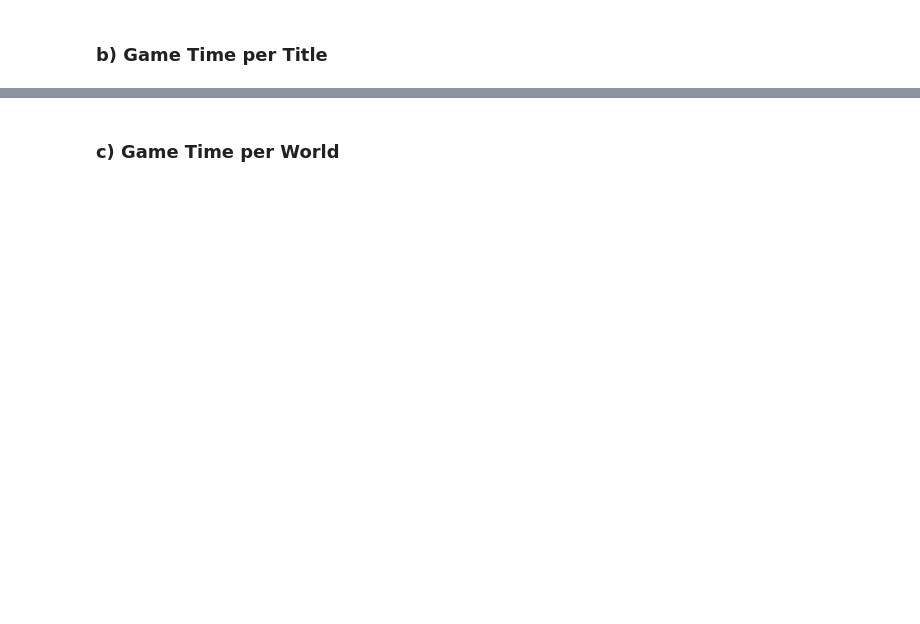
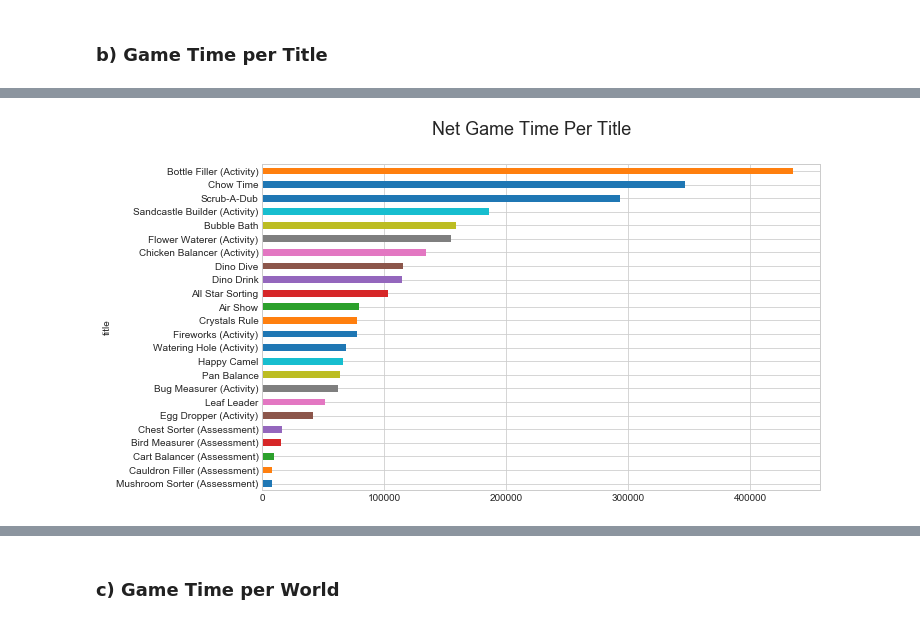
Before and after one commit to sainarenkantipudi/Data-Science, a Jupyter notebook: Projects/Kaggle_DSB/Feature Engineering V1.ipynb, the cells around one changed output, grey strips where cells are left out. Saved outputs shown, nothing was run; the diff lists cells and outputs as text; code cells hidden in the pictures; blank space fills up the shorter version.

```diff
--- a/Projects/Kaggle_DSB/Feature Engineering V1.ipynb
+++ b/Projects/Kaggle_DSB/Feature Engineering V1.ipynb
@@ -211,3 +247,12 @@ times_per_title.head()
+# %%
+_ = times_per_title.groupby(level=1)['net_time']\
+                   .sum()\
+                   .sort_values()\
+                   .plot(kind='barh',figsize=(10,6))
+
+_ = plt.gcf().suptitle("Net Game Time Per Title", size = 18)
+# %% [output]
+[figure, added]
 # %%
 all_titles = list(set(times_per_title.index.get_level_values('title')))
 # %%
```
Also changed, not shown: parts of 53 cells of this notebook, 1 other file.
